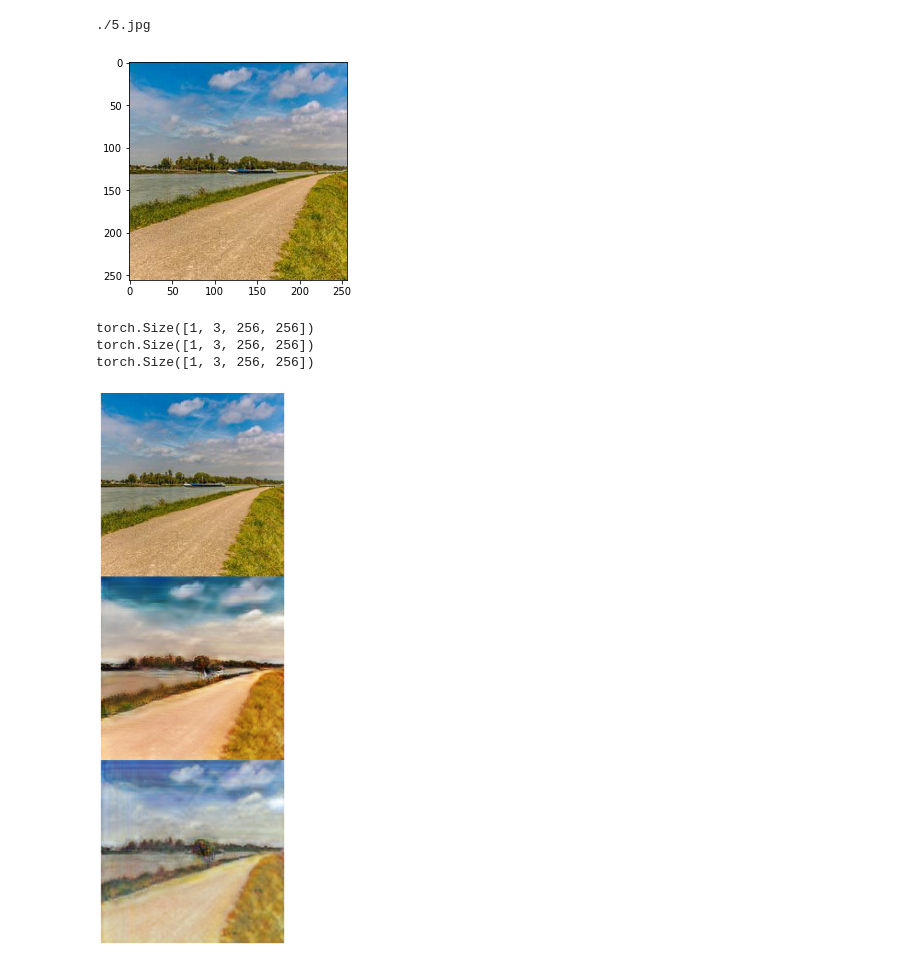
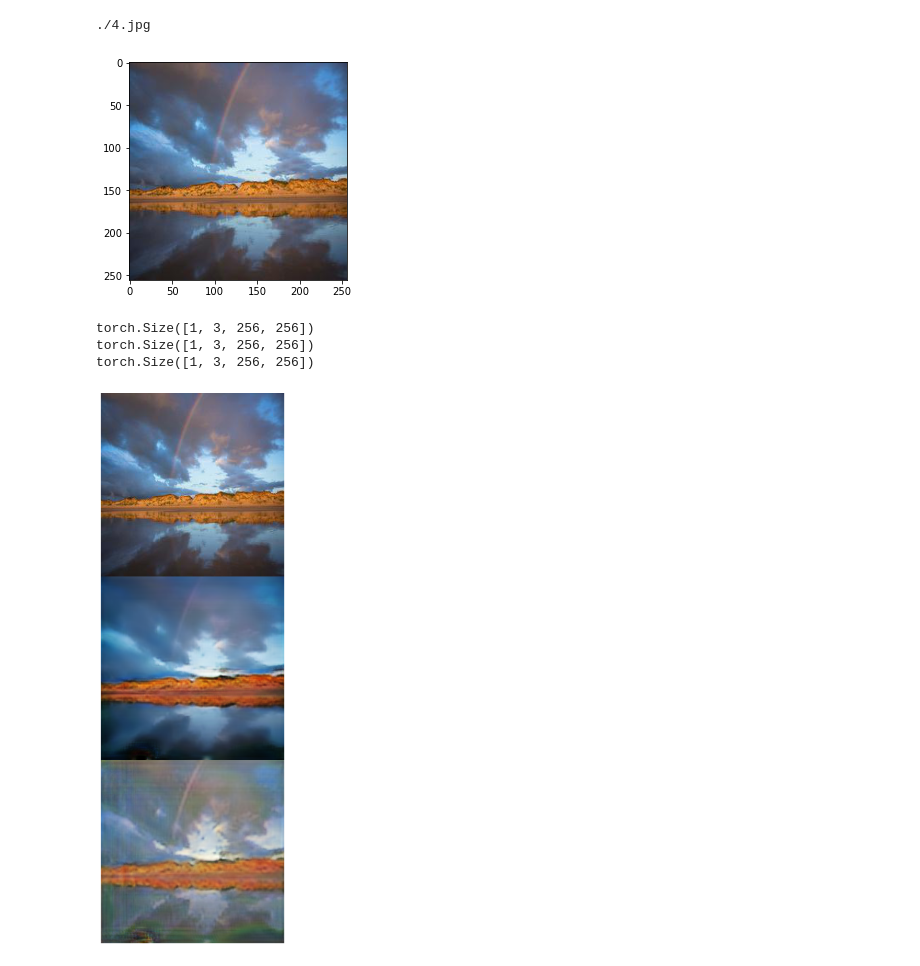
Before and after one commit to BoostCampCV03/KimDaeYu_T3023, a Jupyter notebook: Practice/I’m Something of a Painter Myself/LoaderTest.ipynb, the cells around one changed output. Cells and saved outputs as stored; diff of their text form; code cells hidden in the pictures.

```diff
--- a/Practice/I’m Something of a Painter Myself/LoaderTest.ipynb
+++ b/Practice/I’m Something of a Painter Myself/LoaderTest.ipynb
@@ -30,40 +30,40 @@ def sample_images(real_A, real_B, figside=4):
 
     real_A = real_A.type(Tensor)
     print(real_A.size())
     print(real_B.size())
     fake_B = G_AB(real_A).detach()
     #real_B = real_B.type(Tensor)
     fake_A = G_BA(fake_B).detach()
 
     #nrows = real_A.size(0)
     real_A = make_grid(real_A, nrow=0, normalize=True)
     fake_B = make_grid(fake_B, nrow=1, normalize=True)
     # real_B = make_grid(real_B, nrow=nrows, normalize=True)
     fake_A = make_grid(fake_A, nrow=2, normalize=True)
 
     image_grid = torch.cat((real_A, fake_B, fake_A), 1).cpu().permute(1, 2, 0)
 
     plt.figure(figsize=(15, 15))
     plt.imshow(image_grid)
     plt.axis('off')
     plt.show()
 
 
-file_A = os.path.join("./" + "5.jpg")
+file_A = os.path.join("./" + "4.jpg")
 print(file_A)
 img_A = Image.open(file_A)
 plt.figure()
 plt.imshow(img_A)
 
 img_A = transforms_(img_A)
 img_A = img_A.unsqueeze(0)
 # %% [output]
-./5.jpg
+./4.jpg
-[figure, old version]
+[figure, new version]
 # %%
 sample_images(img_A,img_A)
 # %% [output]
 torch.Size([1, 3, 256, 256])
 torch.Size([1, 3, 256, 256])
 torch.Size([1, 3, 256, 256])
-[figure, old version]
+[figure, new version]
```
Also changed, not shown: 11 other files.
